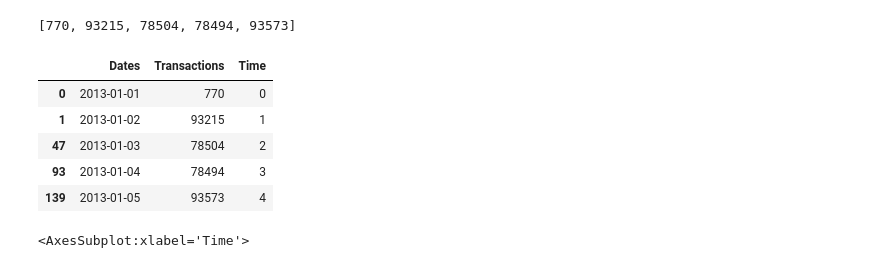
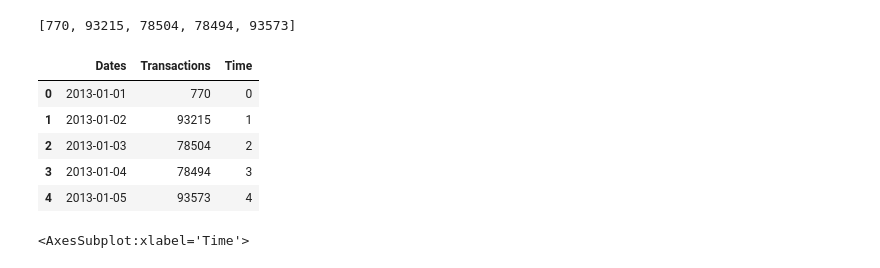
Before and after one commit to AnthonyWilson1/Store-Sales-Time-Series, a Jupyter notebook: TimeSeriesVisuals.ipynb, the cells around one changed output. Saved outputs shown, nothing was run; the diff lists cells and outputs as text; code cells hidden in the pictures.

Commit message:
tables

```diff
--- a/TimeSeriesVisuals.ipynb
+++ b/TimeSeriesVisuals.ipynb
@@ -78,17 +78,19 @@ print(tran_values[:5])
 # %%
 transactions_df = pd.DataFrame()
 transactions_df['Dates'] = transactions_dates
 transactions_df['Transactions'] = tran_values
 #df['Time'] = np.arange(len(df.index))
 transactions_df['Time'] = np.arange(len(transactions_df.index))
+#transactions_df = transactions_df.drop(columns=['index'])
+transactions_df = transactions_df.reset_index(drop=True)
 transactions_df.head()
 # %% [output]
 |  | Dates | Transactions | Time |
 | 0 | 2013-01-01 | 770 | 0 |
 | 1 | 2013-01-02 | 93215 | 1 |
-| 47 | 2013-01-03 | 78504 | 2 |
-| 93 | 2013-01-04 | 78494 | 3 |
-| 139 | 2013-01-05 | 93573 | 4 |
+| 2 | 2013-01-03 | 78504 | 2 |
+| 3 | 2013-01-04 | 78494 | 3 |
+| 4 | 2013-01-05 | 93573 | 4 |
 # %%
 transactions_df.plot(x="Time")
 # %% [output]
```
Also changed, not shown: parts of 5 cells of this notebook.
